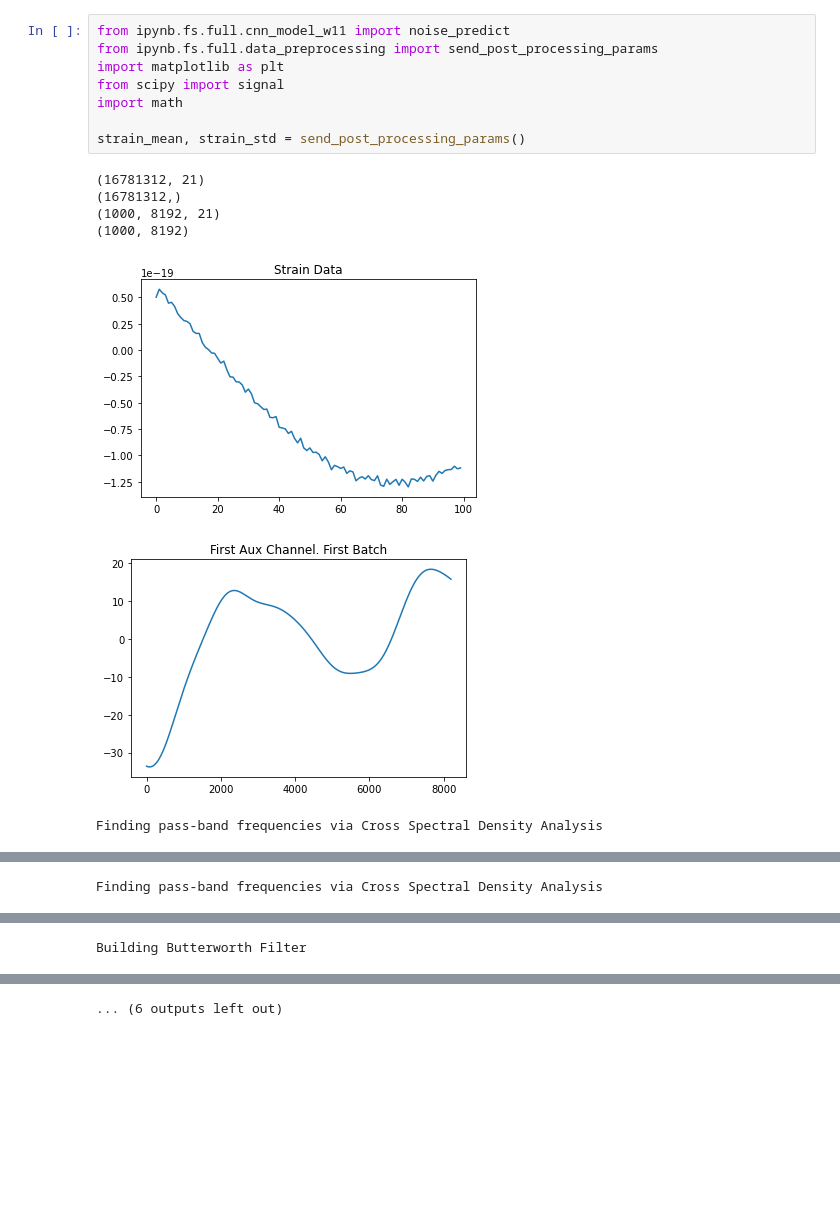
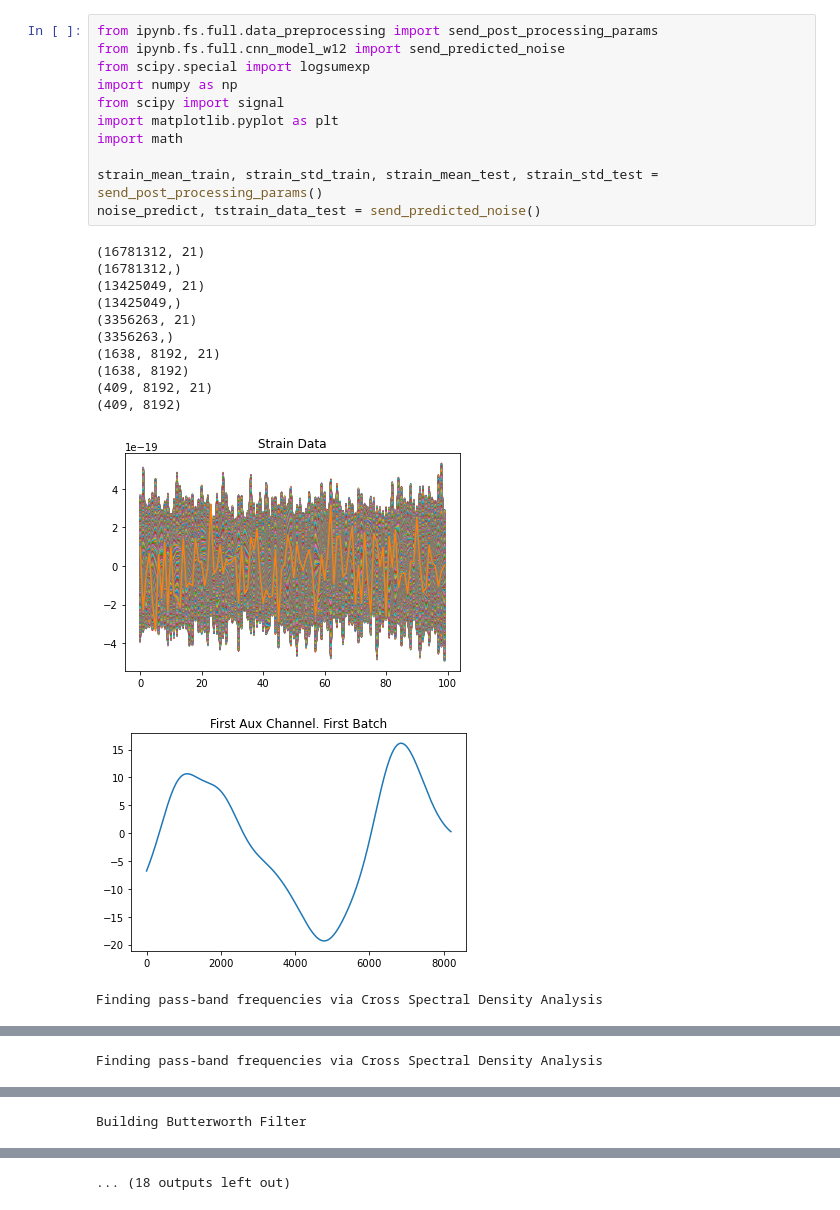
Before and after one commit to telmar3/PHYS139_FinalProject, a Jupyter notebook: data_postprocessing.ipynb, the cells around one changed output, grey strips where cells are left out. Drawn from its saved outputs; the diff is of its cells as text; blank space fills up the shorter version.

Commit message:
Added GPU usage...
Cleaned up redundant deep_clean_split calls.
Copy-pasted un-normalization for test_data.

```diff
--- a/data_postprocessing.ipynb
+++ b/data_postprocessing.ipynb
@@ -1,18 +17,27 @@
 # %%
-from ipynb.fs.full.cnn_model_w11 import noise_predict
 from ipynb.fs.full.data_preprocessing import send_post_processing_params
-import matplotlib as plt
+from ipynb.fs.full.cnn_model_w12 import send_predicted_noise
+from scipy.special import logsumexp
+import numpy as np
 from scipy import signal
+import matplotlib.pyplot as plt
 import math
 
-strain_mean, strain_std = send_post_processing_params()
+strain_mean_train, strain_std_train, strain_mean_test, strain_std_test = send_post_processing_params()
+noise_predict, tstrain_data_test = send_predicted_noise()
 # %% [output]
 (16781312, 21)
 (16781312,)
-(1000, 8192, 21)
-(1000, 8192)
+(13425049, 21)
+(13425049,)
+(3356263, 21)
+(3356263,)
+(1638, 8192, 21)
+(1638, 8192)
+(409, 8192, 21)
+(409, 8192)
-[figure, old version]
+[figure, new version]
-[figure, old version]
+[figure, new version]
 Finding pass-band frequencies via Cross Spectral Density Analysis
 [figure]
 Finding pass-band frequencies via Cross Spectral Density Analysis
@@ -27 +53 @@ Applying Butterworth to data
-... (6 outputs left out)
+... (18 outputs left out)
```
Also changed, not shown: parts of 23 cells of this notebook.
